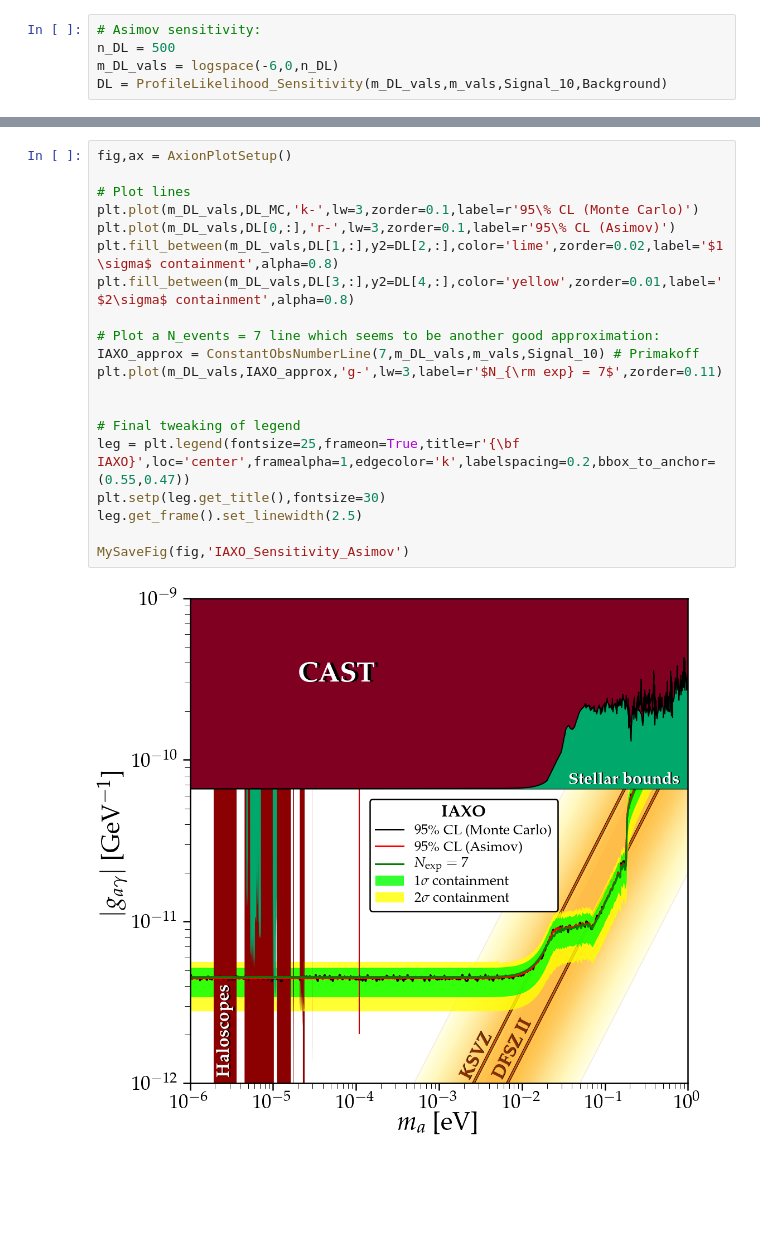
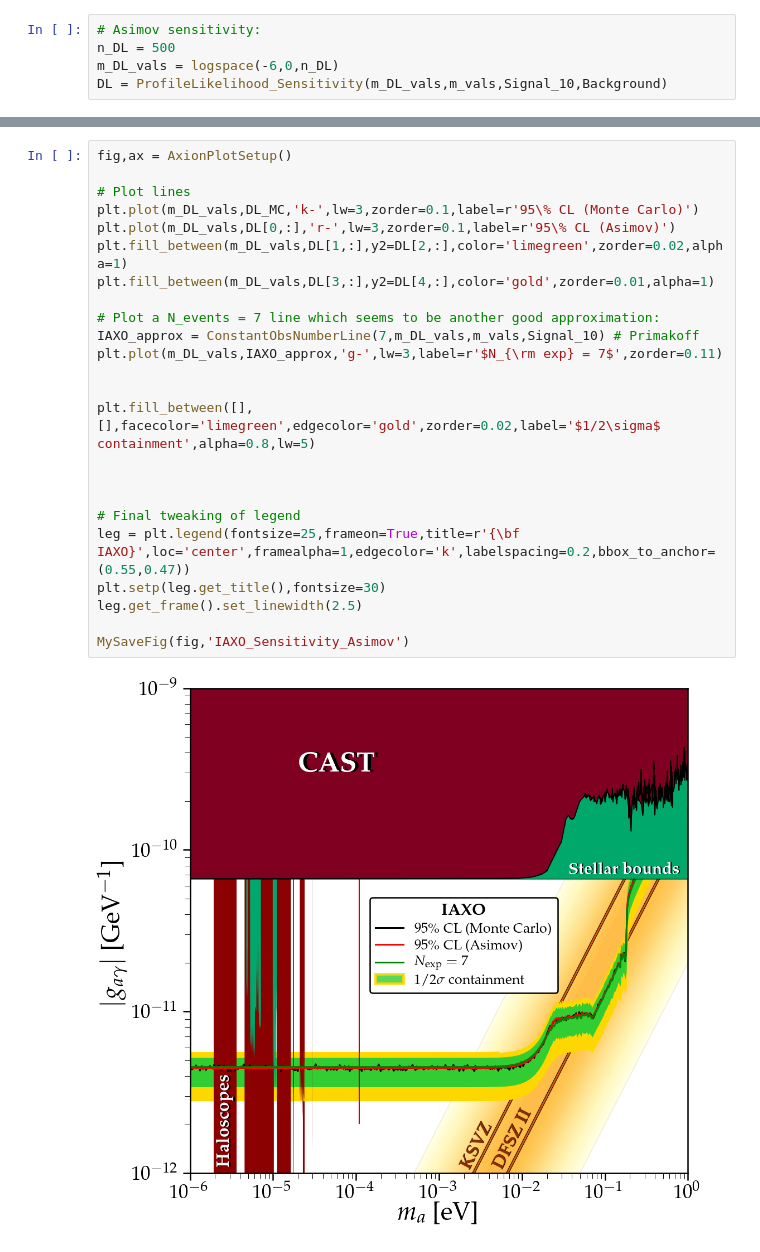
Before and after one commit to cajohare/solax, a Jupyter notebook: notebooks/Test_IAXO_SensitivityAsimov.ipynb, the cells around one changed output, grey strips where cells are left out. Saved outputs shown, nothing was run; the diff lists cells and outputs as text; blank space fills up the shorter version.

```diff
--- a/notebooks/Test_IAXO_SensitivityAsimov.ipynb
+++ b/notebooks/Test_IAXO_SensitivityAsimov.ipynb
@@ -161,22 +160,26 @@ DL_MC = ProfileLikelihood_Sensitivity_MonteCarlo(m_DL_vals,m_vals,Signal_10,Back
 # %%
 fig,ax = AxionPlotSetup()
 
 # Plot lines
 plt.plot(m_DL_vals,DL_MC,'k-',lw=3,zorder=0.1,label=r'95\% CL (Monte Carlo)')
 plt.plot(m_DL_vals,DL[0,:],'r-',lw=3,zorder=0.1,label=r'95\% CL (Asimov)')
-plt.fill_between(m_DL_vals,DL[1,:],y2=DL[2,:],color='lime',zorder=0.02,label='$1\sigma$ containment',alpha=0.8)
-plt.fill_between(m_DL_vals,DL[3,:],y2=DL[4,:],color='yellow',zorder=0.01,label='$2\sigma$ containment',alpha=0.8)
+plt.fill_between(m_DL_vals,DL[1,:],y2=DL[2,:],color='limegreen',zorder=0.02,alpha=1)
+plt.fill_between(m_DL_vals,DL[3,:],y2=DL[4,:],color='gold',zorder=0.01,alpha=1)
 
 # Plot a N_events = 7 line which seems to be another good approximation:
 IAXO_approx = ConstantObsNumberLine(7,m_DL_vals,m_vals,Signal_10) # Primakoff
 plt.plot(m_DL_vals,IAXO_approx,'g-',lw=3,label=r'$N_{\rm exp} = 7$',zorder=0.11)
+
+
+plt.fill_between([],[],facecolor='limegreen',edgecolor='gold',zorder=0.02,label='$1/2\sigma$ containment',alpha=0.8,lw=5)
+
 
 
 # Final tweaking of legend
 leg = plt.legend(fontsize=25,frameon=True,title=r'{\bf IAXO}',loc='center',framealpha=1,edgecolor='k',labelspacing=0.2,bbox_to_anchor=(0.55,0.47))
 plt.setp(leg.get_title(),fontsize=30)
 leg.get_frame().set_linewidth(2.5)
 
 MySaveFig(fig,'IAXO_Sensitivity_Asimov')
 # %% [output]
-[figure, old version]
+[figure, new version]
```
Also changed, not shown: parts of 2 cells of this notebook, 8 other files.
